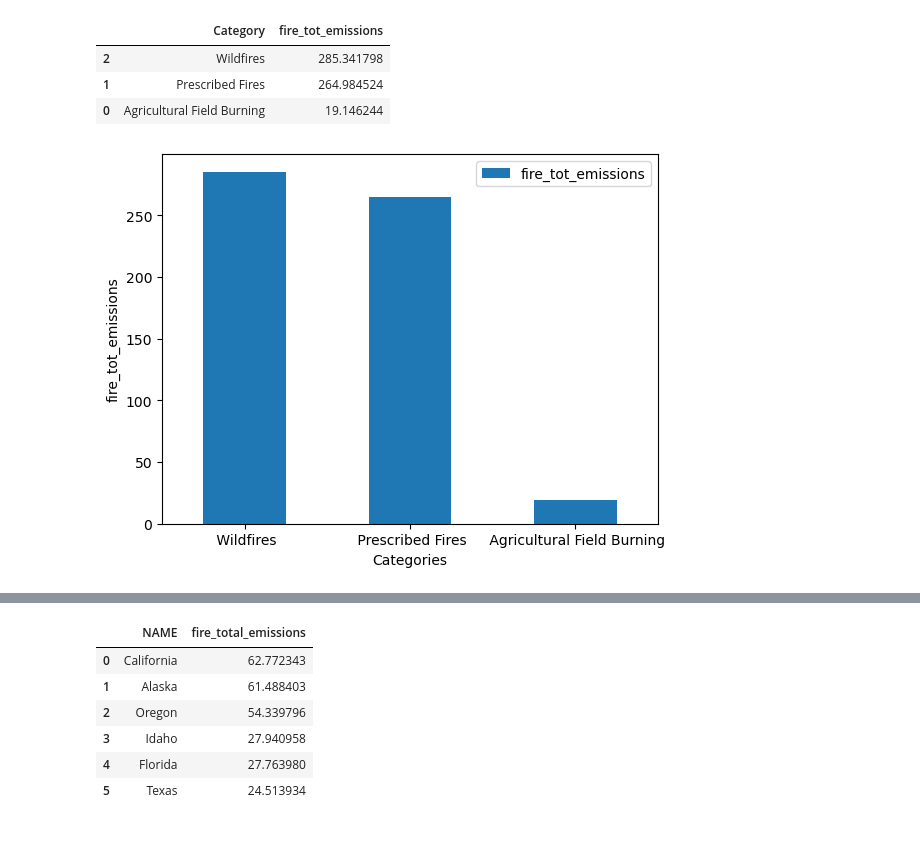
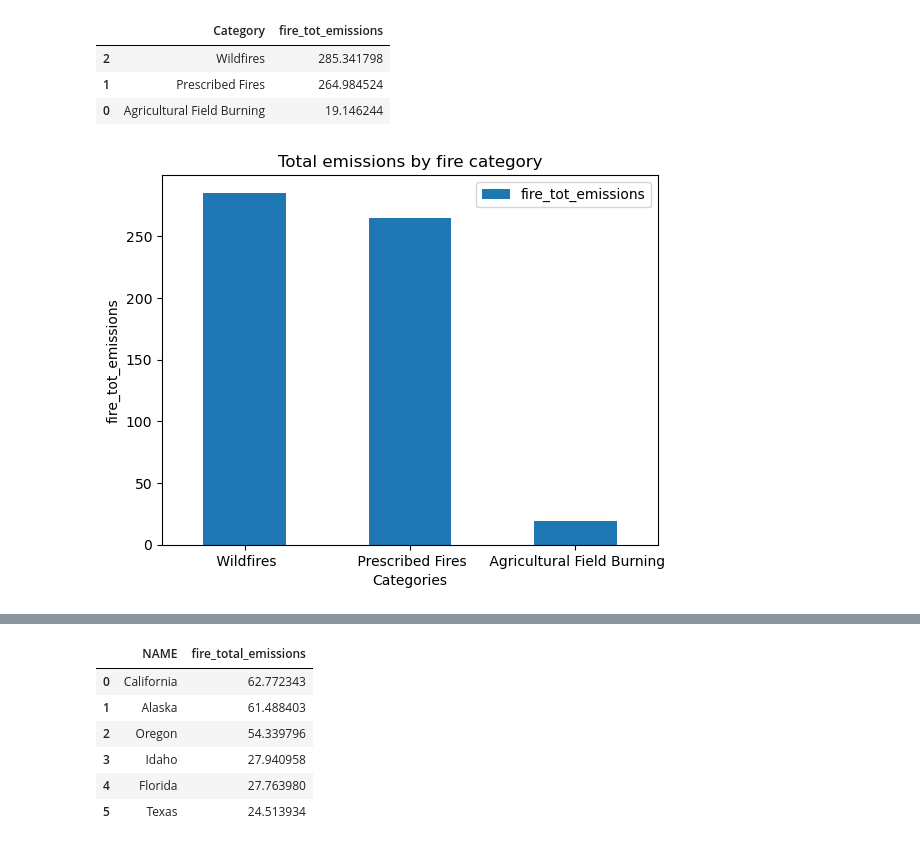
Before and after one commit to ShamithaJino/Air-Pollution-Analysis, a Jupyter notebook: notebook/sector_state_emission_analysis.ipynb, the cells around one changed output, grey strips where cells are left out. Saved outputs shown, nothing was run; the diff lists cells and outputs as text; code cells hidden in the pictures.

```diff
--- a/notebook/sector_state_emission_analysis.ipynb
+++ b/notebook/sector_state_emission_analysis.ipynb
@@ -236,9 +254,11 @@ fire_category_df
 | 1 | Prescribed Fires | 264.984524 |
 | 0 | Agricultural Field Burning | 19.146244 |
 # %%
+# Bar chart shows overall fire related pollution
 fire_category_df.plot(kind='bar', x='Category', y='fire_tot_emissions', rot=0)
 plt.xlabel('Categories')
 plt.ylabel('fire_tot_emissions')
+plt.title('Total emissions by fire category')
 plt.show()
 # %% [output]
-[figure, old version]
+[figure, new version]
```
Also changed, not shown: parts of 20 cells of this notebook, 1 other file.
